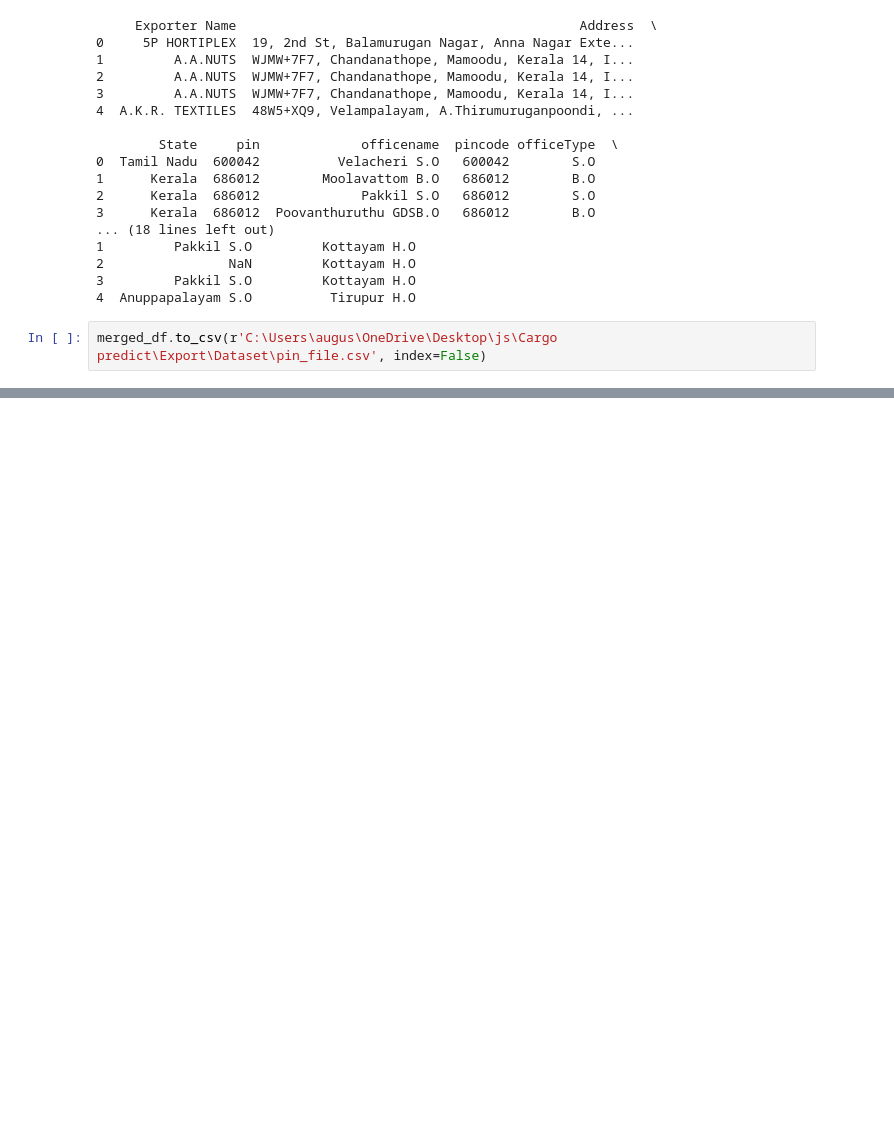
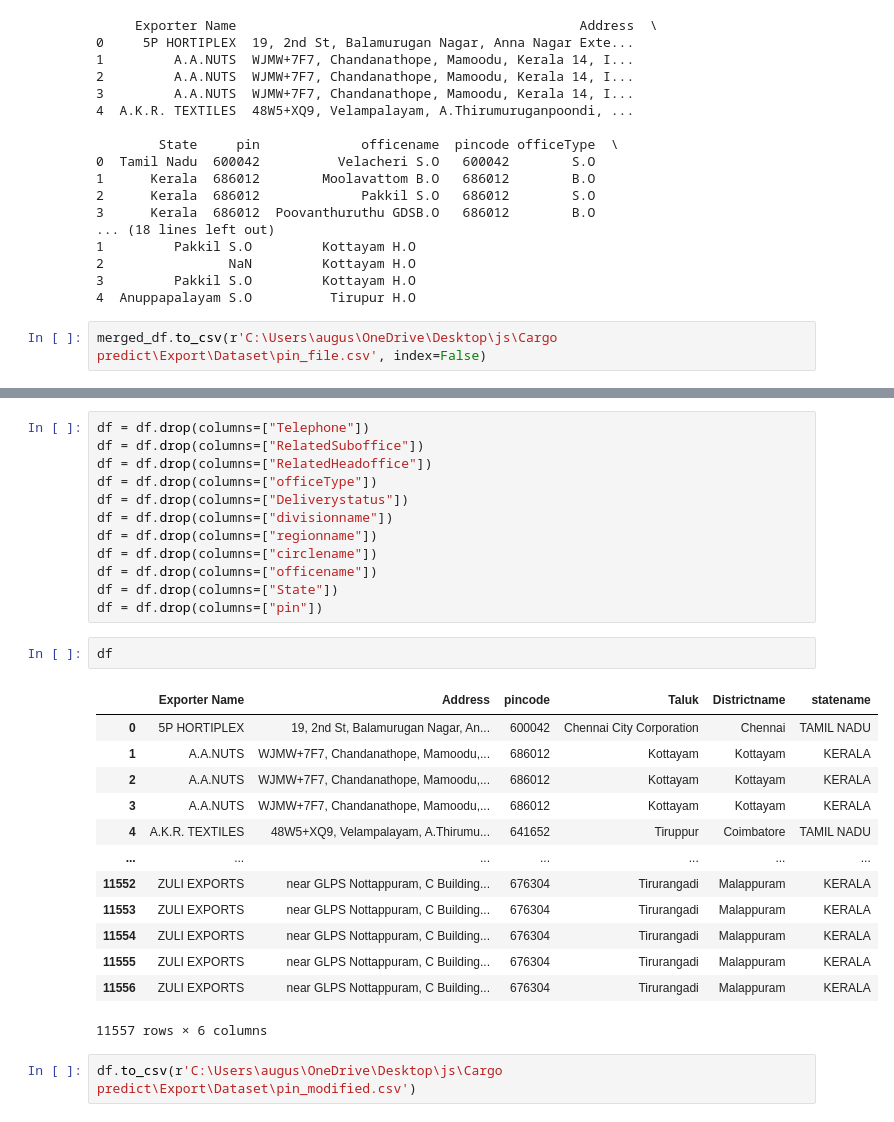
Before and after one commit to NATPAC-Internship/Augustine, a Jupyter notebook: Export/Code/Clean/pin.ipynb, the cells around one changed output, grey strips where cells are left out. Drawn from its saved outputs; the diff is of its cells as text; blank space fills up the shorter version.

```diff
--- a/Export/Code/Clean/pin.ipynb
+++ b/Export/Code/Clean/pin.ipynb
@@ -277,0 +298,30 @@ merged_df.to_csv(r'C:\Users\augus\OneDrive\Desktop\js\Cargo predict\Export\Datas
+# %%
+df = df.drop(columns=["Telephone"])
+df = df.drop(columns=["RelatedSuboffice"])
+df = df.drop(columns=["RelatedHeadoffice"])
+df = df.drop(columns=["officeType"])
+df = df.drop(columns=["Deliverystatus"])
+df = df.drop(columns=["divisionname"])
+df = df.drop(columns=["regionname"])
+df = df.drop(columns=["circlename"])
+df = df.drop(columns=["officename"])
+df = df.drop(columns=["State"])
+df = df.drop(columns=["pin"])
+# %%
+df
+# %% [output]
+|  | Exporter Name | Address | pincode | Taluk | Districtname | statename |
+| 0 | 5P HORTIPLEX | 19, 2nd St, Balamurugan Nagar, An... | 600042 | Chennai City Corporation | Chennai | TAMIL NADU |
+| 1 | A.A.NUTS | WJMW+7F7, Chandanathope, Mamoodu,... | 686012 | Kottayam | Kottayam | KERALA |
+| 2 | A.A.NUTS | WJMW+7F7, Chandanathope, Mamoodu,... | 686012 | Kottayam | Kottayam | KERALA |
+| 3 | A.A.NUTS | WJMW+7F7, Chandanathope, Mamoodu,... | 686012 | Kottayam | Kottayam | KERALA |
+| 4 | A.K.R. TEXTILES | 48W5+XQ9, Velampalayam, A.Thirumu... | 641652 | Tiruppur | Coimbatore | TAMIL NADU |
+| ... | ... | ... | ... | ... | ... | ... |
+| 11552 | ZULI EXPORTS | near GLPS Nottappuram, C Building... | 676304 | Tirurangadi | Malappuram | KERALA |
+| 11553 | ZULI EXPORTS | near GLPS Nottappuram, C Building... | 676304 | Tirurangadi | Malappuram | KERALA |
+| 11554 | ZULI EXPORTS | near GLPS Nottappuram, C Building... | 676304 | Tirurangadi | Malappuram | KERALA |
+| 11555 | ZULI EXPORTS | near GLPS Nottappuram, C Building... | 676304 | Tirurangadi | Malappuram | KERALA |
+| 11556 | ZULI EXPORTS | near GLPS Nottappuram, C Building... | 676304 | Tirurangadi | Malappuram | KERALA |
+11557 rows × 6 columns
+# %%
+df.to_csv(r'C:\Users\augus\OneDrive\Desktop\js\Cargo predict\Export\Dataset\pin_modified.csv')
```
Also changed, not shown: parts of 1 cell of this notebook, 1 other file.
